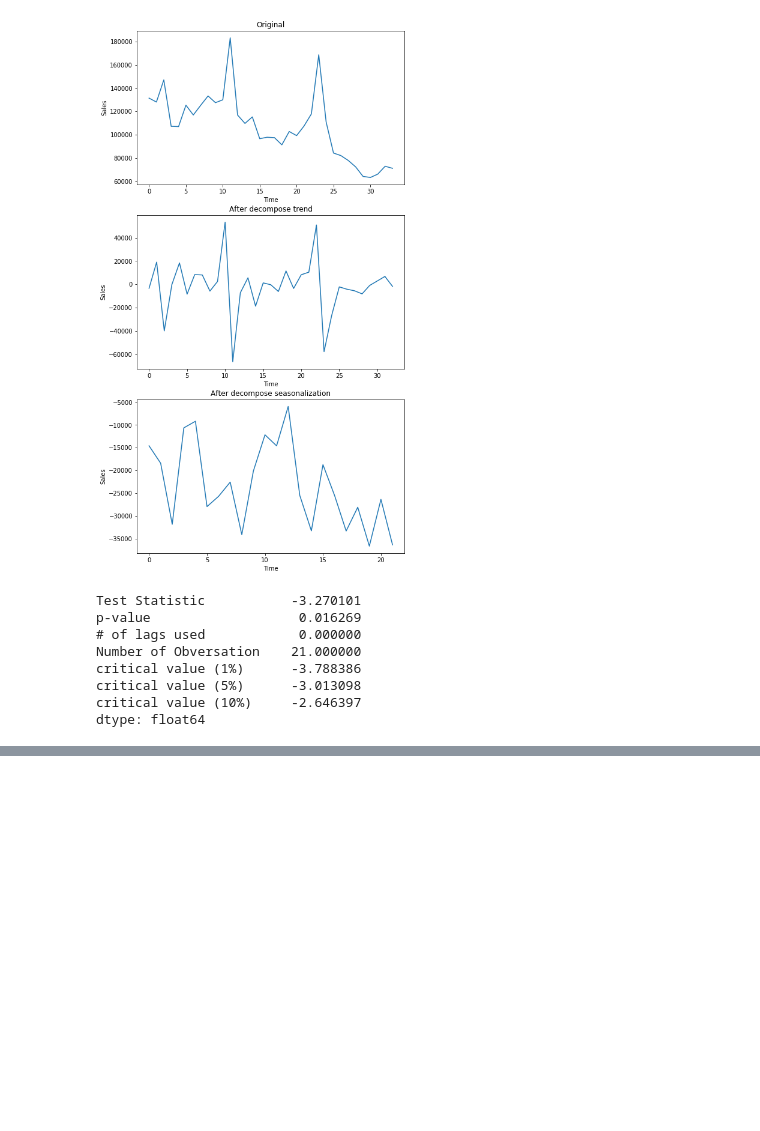
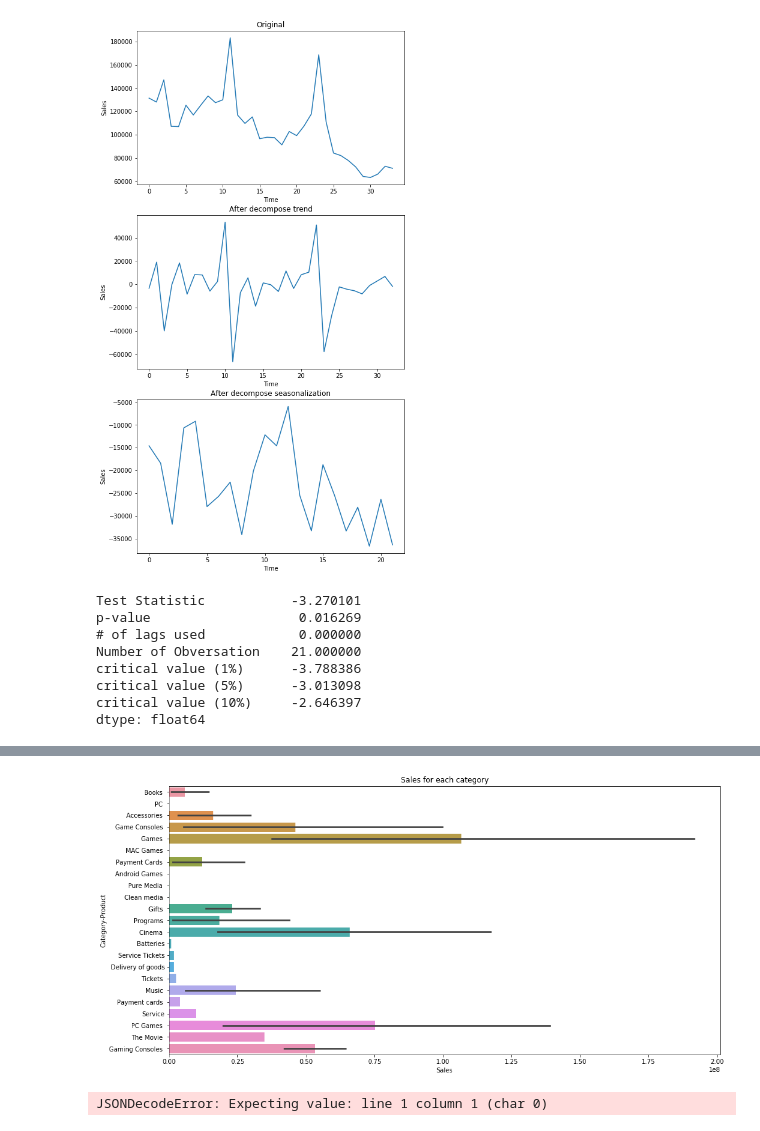
Before and after one commit to PaulGuo5/Predict-Future-Sales, a Jupyter notebook: preprocess.ipynb, the cells around one changed output, grey strips where cells are left out. Drawn from its saved outputs; the diff is of its cells as text; code cells hidden in the pictures; blank space fills up the shorter version.

```diff
--- a/preprocess.ipynb
+++ b/preprocess.ipynb
@@ -177,3 +233,6 @@ sales_by_category.head(n = 80)
 | 40 | Cinema - DVD | 1.447424e+08 |
 | 12 | Game Consoles - PS4 | 1.694266e+08 |
 80 rows × 2 columns
+# %%
+sales_by_category["item_category"] = sales_by_category.item_category_name.str.extract('([A-Za-z\ ]+)', expand=False)
+sales_by_category.head()
@@ -179,0 +246,21 @@ sales_by_category.head(n = 80)
+# %%
+import seaborn as sns
+plt.figure(figsize = (16,8))
+sns.barplot(y = "item_category", x = "item_price", data = sales_by_category)
+plt.title("Sales for each category")
+plt.xlabel("Sales")
+plt.ylabel("Category-Product")
+plt.show()
+# %% [output]
+[figure, added]
+# %%
+train_translation = train.groupby(["item_category_id"])["date","item_price","item_cnt_day"].agg({"date":["min","max"], "item_price":"mean", "item_cnt_day":"sum"})
+i = 0
+for row in train["item_category_name"]:
+    if row == "":
+        continue
+    english_word = translator.translate(row)
+    train.iloc[i,0] = english_word.text
+    i+=1
+# %% [output]
+JSONDecodeError: Expecting value: line 1 column 1 (char 0)
```
Also changed, not shown: parts of 4 cells of this notebook.
